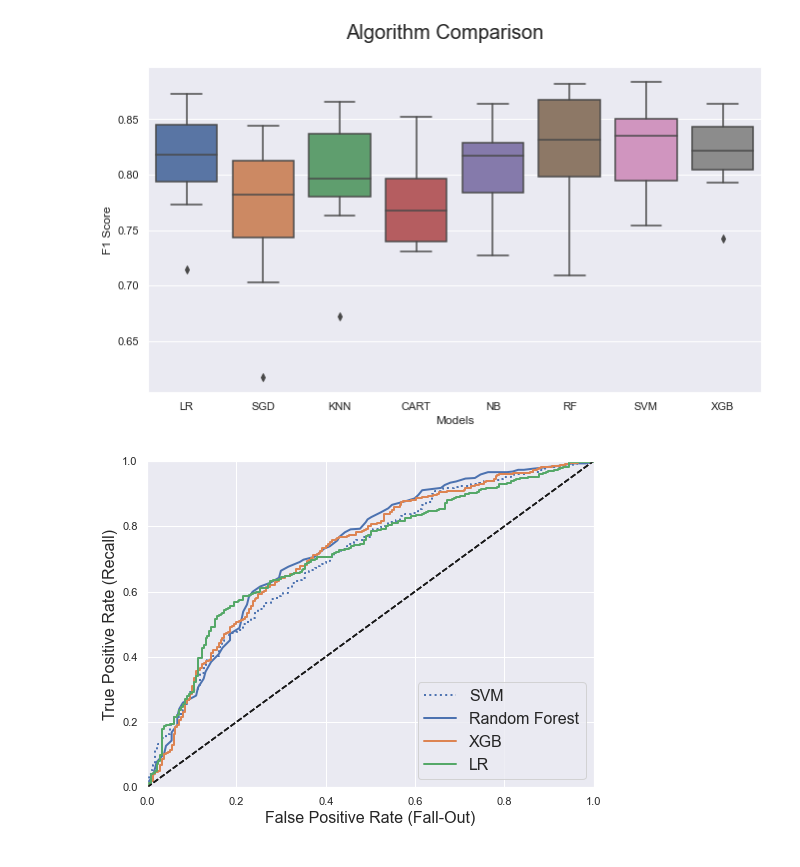
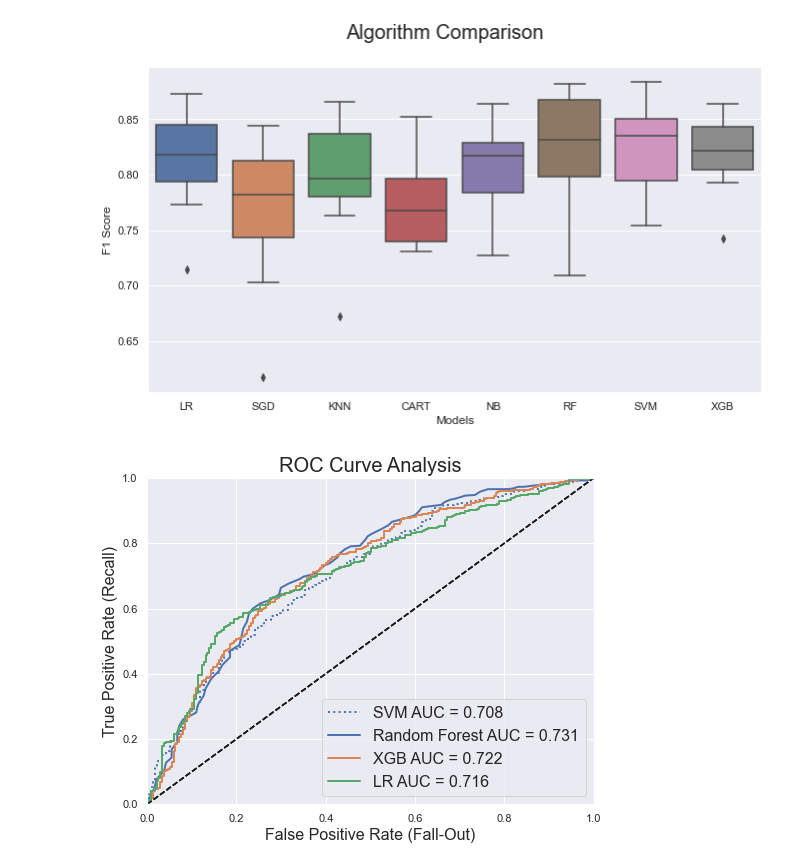
Before and after one commit to jpzambranoleon/german-credit-data-project, a Jupyter notebook: model.ipynb, the cells around one changed output. Cells and saved outputs as stored; diff of their text form; code cells hidden in the pictures.

```diff
--- a/model.ipynb
+++ b/model.ipynb
@@ -220,35 +220,36 @@ auc_svm = roc_auc_score(y_train, y_scores_svm)
 y_probas_forest = cross_val_predict(RandomForestClassifier(n_estimators=100, random_state=42), train_data_prepared, y_train, cv=kfold, method='predict_proba')
 y_scores_forest = y_probas_forest[:, 1] # score = proba of positive class
 fpr_forest, tpr_forest, thresholds_forest = roc_curve(y_train, y_scores_forest)
 auc_forest = roc_auc_score(y_train, y_scores_forest)
 
 y_probas_xgb = cross_val_predict(XGBClassifier(), train_data_prepared, y_train, cv=kfold, method='predict_proba')
 y_scores_xgb = y_probas_xgb[:, 1]
 fpr_xgb, tpr_xgb, thresholds_xgb = roc_curve(y_train, y_scores_xgb)
 auc_xgb = roc_auc_score(y_train, y_scores_xgb)
 
 y_scores_LR = cross_val_predict(LogisticRegression(random_state=42), train_data_prepared, y_train, cv=kfold, method='decision_function')
 fpr_LR, tpr_LR, thresholds_LR = roc_curve(y_train, y_scores_LR)
 auc_LR = roc_auc_score(y_train, y_scores_LR)
 
 
 
 def plot_roc_curve(fpr, tpr, label=None):
     plt.plot(fpr, tpr, linewidth=2, label=label)
     plt.plot([0, 1], [0, 1], 'k--') # Dashed diagonal
     plt.axis([0, 1, 0, 1])
     plt.xlabel("False Positive Rate (Fall-Out)", fontsize=16)
     plt.ylabel("True Positive Rate (Recall)", fontsize=16)
 
 # recall_for_forest = tpr_forest[np.argmax(fpr_forest >= fpr_90)]
 
 plt.figure(figsize=(8, 6))
-plt.plot(fpr_svm, tpr_svm, "b:", linewidth=2, label="SVM")
-plot_roc_curve(fpr_forest, tpr_forest, "Random Forest")
-plot_roc_curve(fpr_xgb, tpr_xgb, "XGB")
-plot_roc_curve(fpr_LR, tpr_LR, "LR")
+plt.plot(fpr_svm, tpr_svm, "b:", linewidth=2, label="SVM AUC = %0.3f" % auc_svm)
+plot_roc_curve(fpr_forest, tpr_forest, "Random Forest AUC = %0.3f" % auc_forest)
+plot_roc_curve(fpr_xgb, tpr_xgb, "XGB AUC = %0.3f" % auc_xgb)
+plot_roc_curve(fpr_LR, tpr_LR, "LR AUC = %0.3f" % auc_LR)
 plt.grid(True)
+plt.title("ROC Curve Analysis", fontsize=20)
 plt.legend(loc="lower right", fontsize=16)
 plt.show()
 # %% [output]
-[figure, old version]
+[figure, new version]
```
